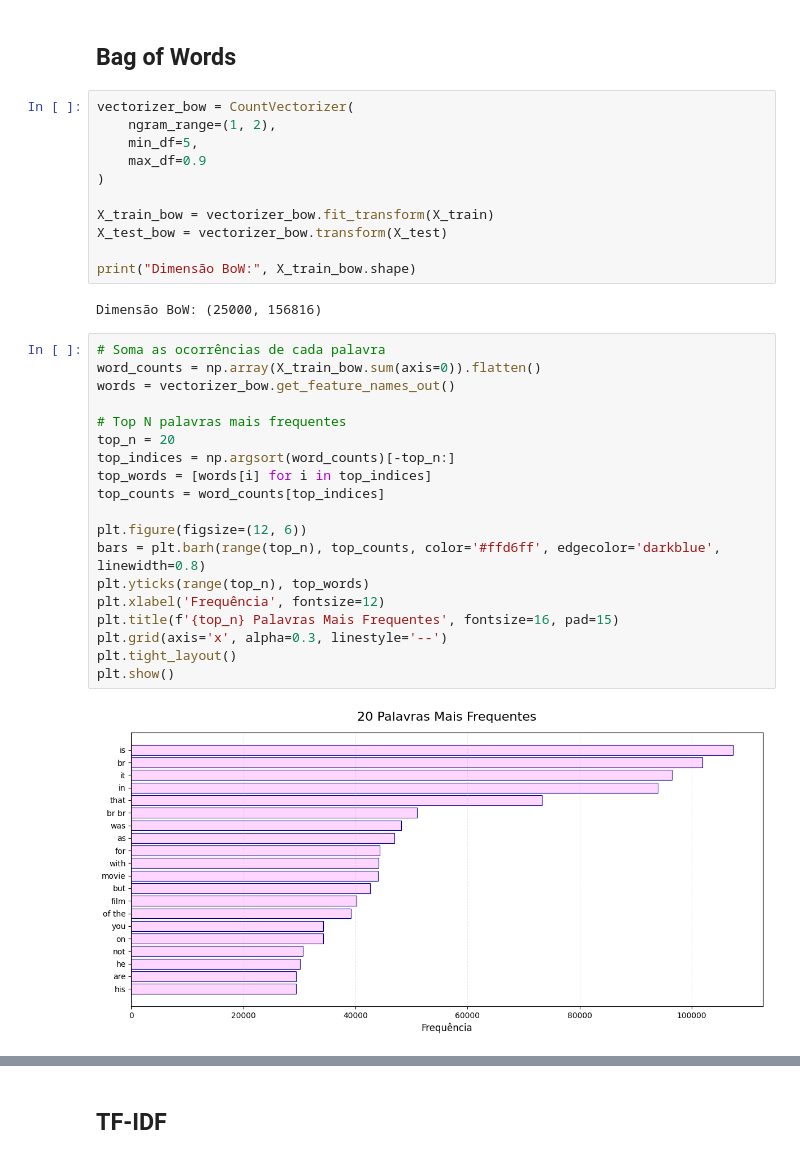
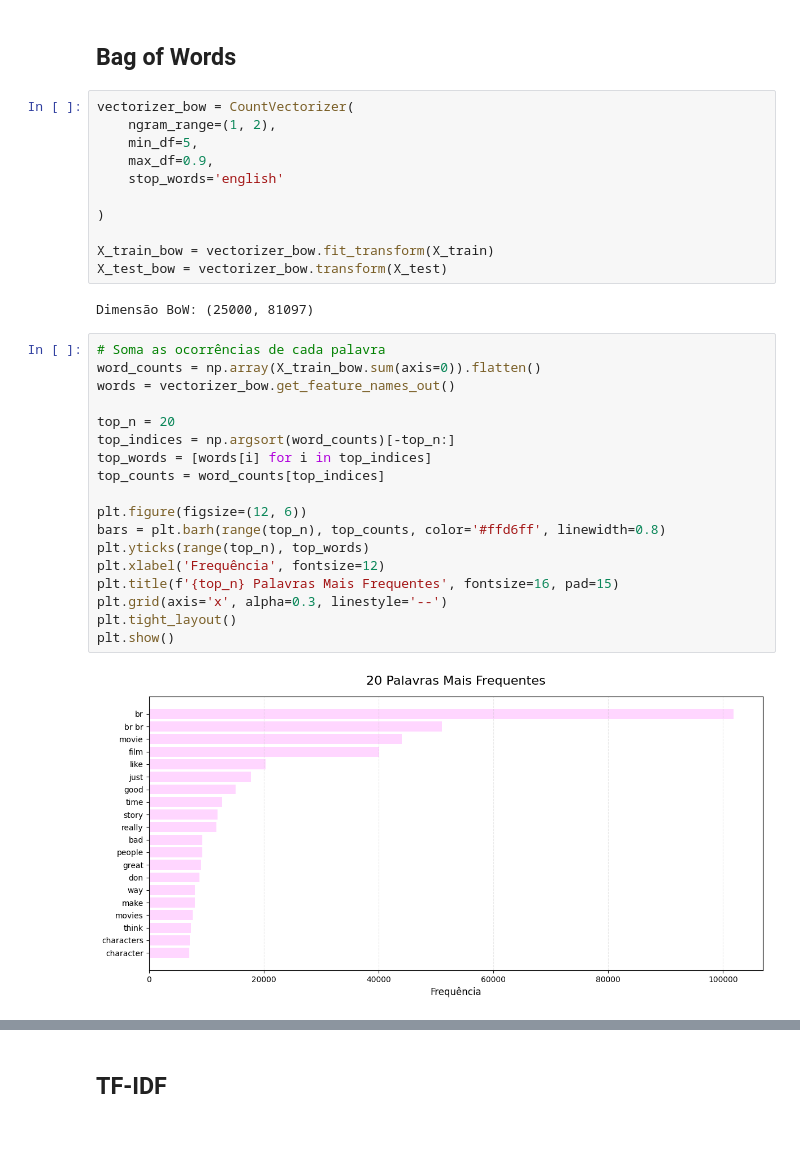
Before and after one commit to mariaclaraps/projeto-ciencia-dos-dados, a Jupyter notebook: notebooks/pln.ipynb, the cells around one changed output, grey strips where cells are left out. Saved outputs shown, nothing was run; the diff lists cells and outputs as text.

```diff
--- a/notebooks/pln.ipynb
+++ b/notebooks/pln.ipynb
@@ -61,34 +54,33 @@ Teste: 25000
 vectorizer_bow = CountVectorizer(
     ngram_range=(1, 2),
     min_df=5,
-    max_df=0.9
+    max_df=0.9,
+    stop_words='english'
+
 )
 
 X_train_bow = vectorizer_bow.fit_transform(X_train)
 X_test_bow = vectorizer_bow.transform(X_test)
-
-print("Dimensão BoW:", X_train_bow.shape)
 # %% [output]
-Dimensão BoW: (25000, 156816)
+Dimensão BoW: (25000, 81097)
 # %%
 # Soma as ocorrências de cada palavra
 word_counts = np.array(X_train_bow.sum(axis=0)).flatten()
 words = vectorizer_bow.get_feature_names_out()
 
-# Top N palavras mais frequentes
 top_n = 20
 top_indices = np.argsort(word_counts)[-top_n:]
 top_words = [words[i] for i in top_indices]
 top_counts = word_counts[top_indices]
 
 plt.figure(figsize=(12, 6))
-bars = plt.barh(range(top_n), top_counts, color='#ffd6ff', edgecolor='darkblue', linewidth=0.8)
+bars = plt.barh(range(top_n), top_counts, color='#ffd6ff', linewidth=0.8)
 plt.yticks(range(top_n), top_words)
 plt.xlabel('Frequência', fontsize=12)
 plt.title(f'{top_n} Palavras Mais Frequentes', fontsize=16, pad=15)
 plt.grid(axis='x', alpha=0.3, linestyle='--')
 plt.tight_layout()
 plt.show()
 # %% [output]
-[figure, old version]
+[figure, new version]
 # %%
```
Also changed, not shown: parts of 40 cells of this notebook, 4 other files.
